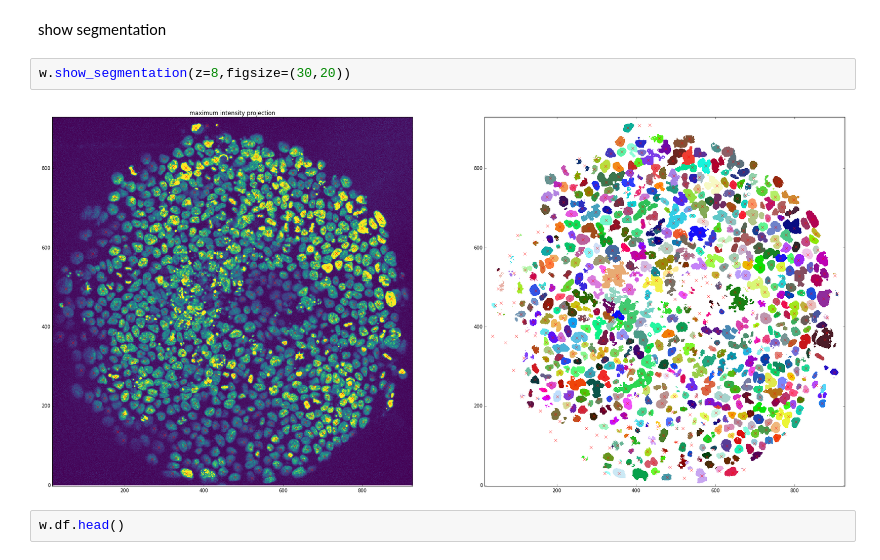
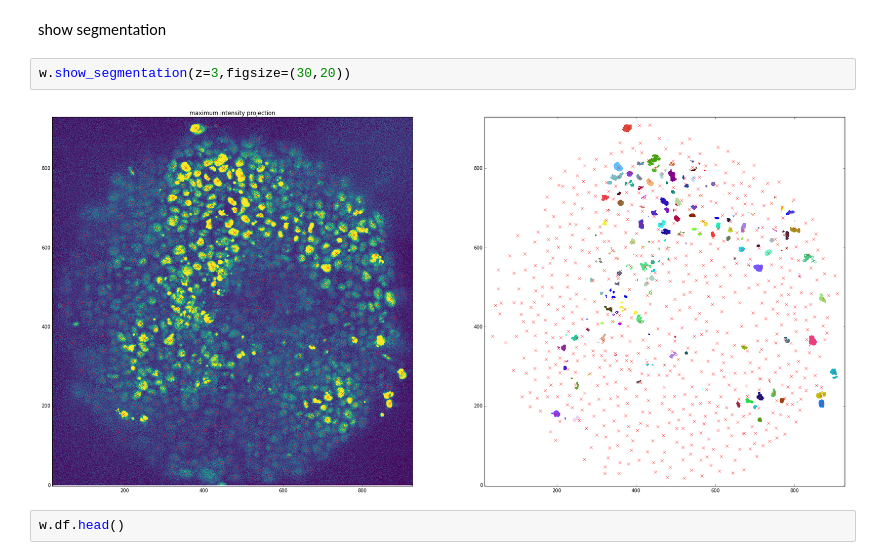
Before and after one commit to jjmetzger/stemcell_segmentation, a Jupyter notebook: watershed3d.ipynb, the cells around one changed output. Cells and saved outputs as stored; diff of their text form.

```diff
--- a/watershed3d.ipynb
+++ b/watershed3d.ipynb
@@ -45,9 +43,9 @@ segmentation done, found 685 cells
 # %% [markdown]
 show segmentation
 # %%
-w.show_segmentation(z=8,figsize=(30,20))
+w.show_segmentation(z=3,figsize=(30,20))
 # %% [output]
-[figure, old version]
+[figure, new version]
 # %%
 w.df.head()
 # %% [output]
```
Also changed, not shown: parts of 21 cells of this notebook, 1 other file.
